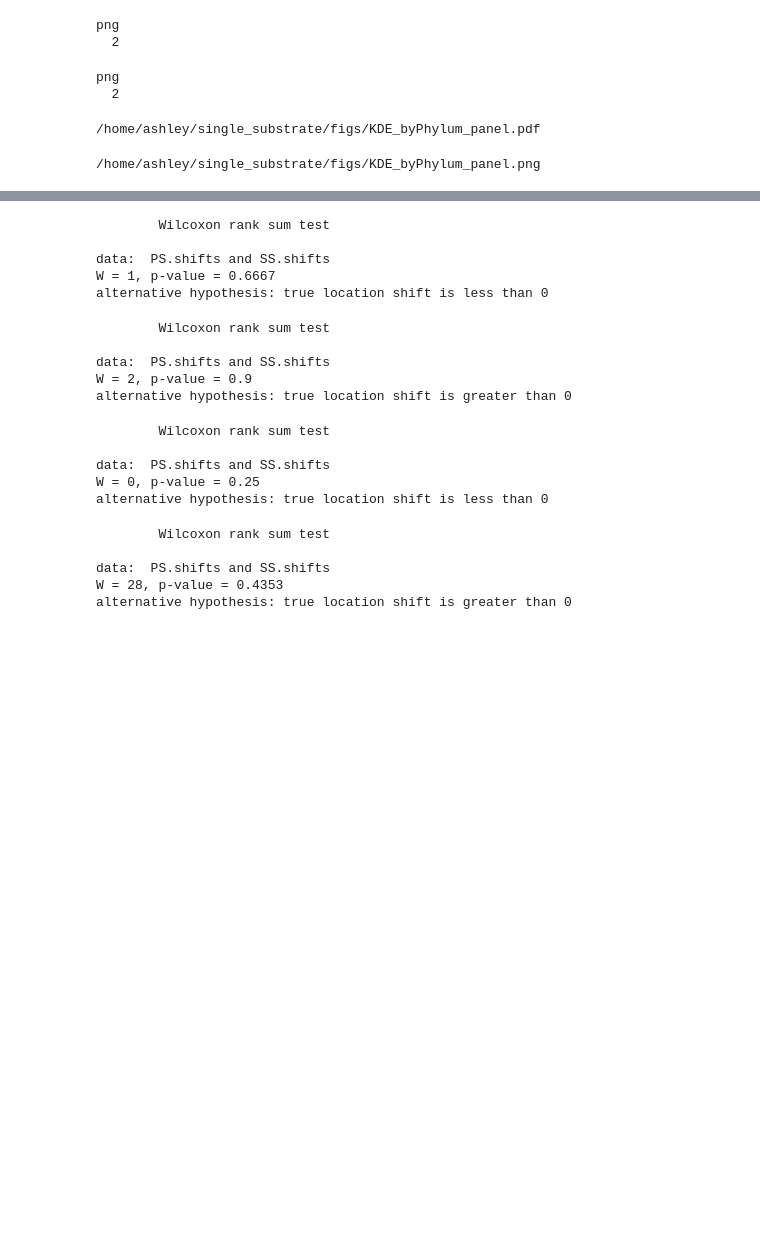
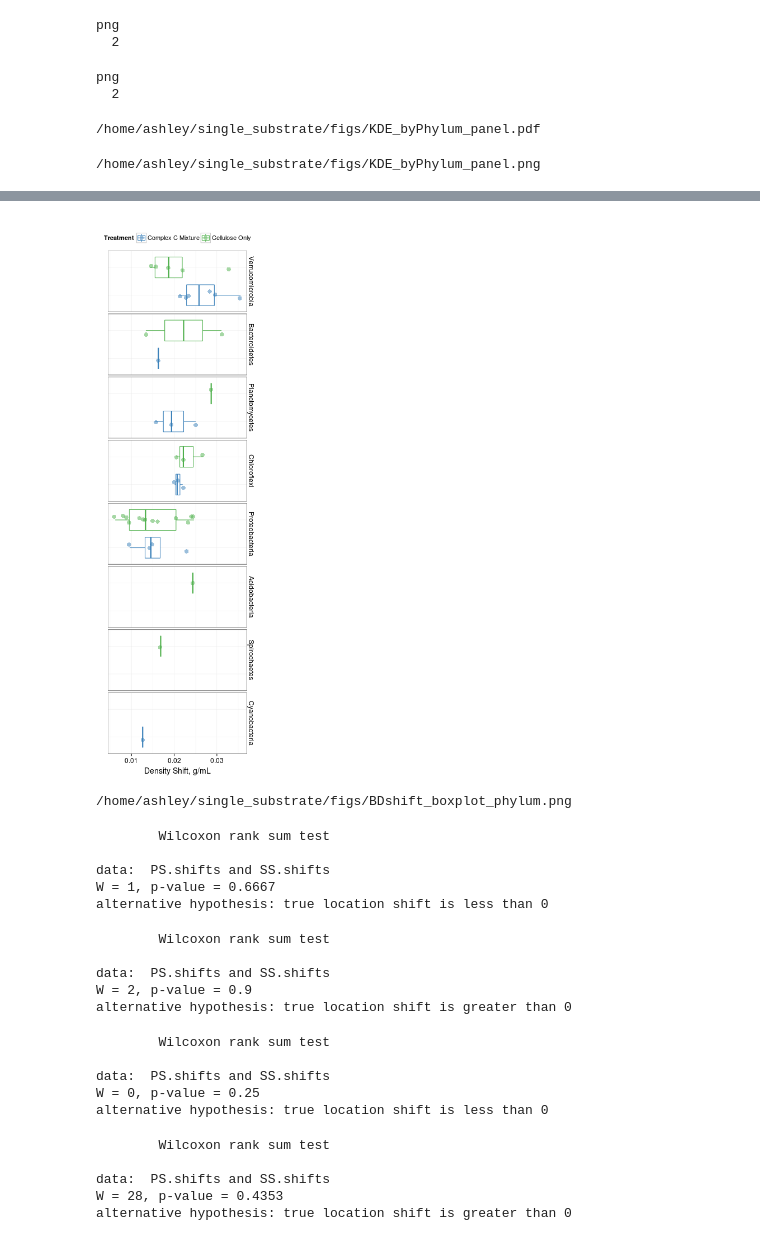
Before and after one commit to acampbellina/single_substrate, a Jupyter notebook: RA_KDE.ipynb, the cells around one changed output, grey strips where cells are left out. Drawn from its saved outputs; the diff is of its cells as text; code cells hidden in the pictures; blank space fills up the shorter version.

```diff
--- a/RA_KDE.ipynb
+++ b/RA_KDE.ipynb
@@ -408,0 +427,57 @@ p
+# %%
+%%R -w 300 -h 1000
+df_all.wShifts = merge(df_all, density_shift_allD30, by = c("OTU","Day","Treatment"))
+
+df.plot = subset(df_all.wShifts, padj <= FDR)
+
+d = df.plot %>%
+    group_by(Rank2) %>%
+    summarize(max.shift = max(shift)) %>%
+    arrange(desc(max.shift))
+
+order = d$Rank2
+
+df.plot$Rank2 = factor(df.plot$Rank2, levels = order)
+
+colours = c("#377eb8", "#4daf4a")
+
+p4 = ggplot(df.plot, aes(x = Treatment, y = shift, color = Treatment))
+
+p4 = p4 + facet_grid(Rank2~.)
+
+p4 = p4 + coord_flip()
+
+p4 = p4 + geom_boxplot(outlier.shape = NA)
+
+p4 = p4 + geom_point(size = 3.5, alpha = 0.5, position = position_jitter(w = 0.15))
+
+p4 = p4 + theme_bw()
+
+p4 = p4 + theme(axis.text.x = element_text(size = 12))
+
+p4 = p4 + theme(axis.text.y = element_blank())
+
+p4 = p4 + labs(y = "Density Shift, g/mL")
+
+p4 = p4 + theme(axis.title.x = element_text(size = 14, vjust = -0.2))
+
+p4 = p4 + theme(axis.title.y = element_blank())
+
+p4 = p4 + scale_color_manual(values=colours,
+                            breaks=c("13CCPS", "13CCSS"),
+                            labels=c("Complex C Mixture", "Cellulose Only"))
+p4 = p4 + theme(legend.text = element_text(size = 11))
+
+p4 = p4 + theme(legend.title = element_text(size = 11))
+
+p4 = p4 + theme(strip.text = element_text(size=12))
+
+p4 = p4 + theme(strip.background = element_blank())
+
+p4 = p4 + theme(legend.position="top")
+
+p4 = p4 + theme(axis.ticks.y = element_blank())
+
+p4
+# %% [output]
+[figure, added]
@@ -409,3 +487,7 @@ p
+# %%
+FileLink("figs/BDshift_boxplot_phylum.png")
+# %% [output]
+/home/ashley/single_substrate/figs/BDshift_boxplot_phylum.png
 # %%
 %%R
 PS.shifts = subset(df_all.wShifts, (Treatment == "13CCPS")&(padj <= FDR)&(Rank2 == "Bacteroidetes"))$shift
```
Also changed, not shown: parts of 4 cells of this notebook.
